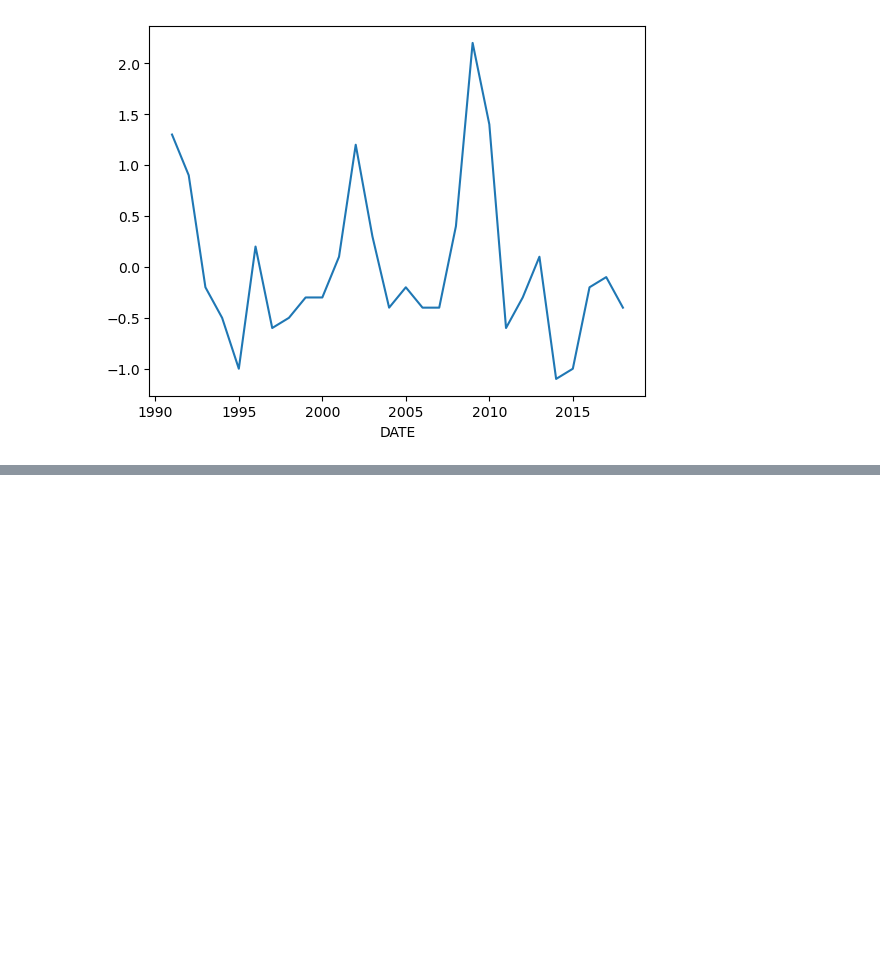
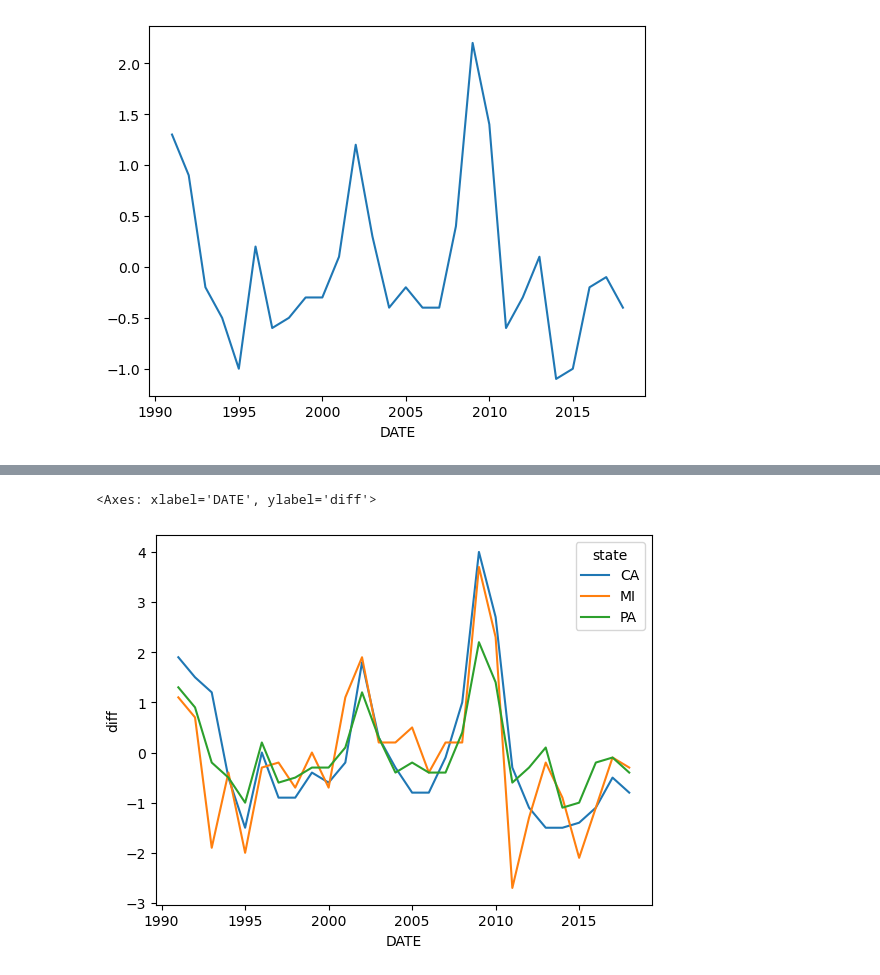
Before and after one commit to mikej3663/Class-Notes, a Jupyter notebook: Plotting exercises.ipynb, the cells around one changed output, grey strips where cells are left out. Drawn from its saved outputs; the diff is of its cells as text; code cells hidden in the pictures; blank space fills up the shorter version.

```diff
--- a/Plotting exercises.ipynb
+++ b/Plotting exercises.ipynb
@@ -152,3 +152,8 @@ year_state_wide['Unemployment_PA'].diff().plot()
 # %% [output]
 <Axes: xlabel='DATE'>
 [figure]
+# %%
+#year_state_tall['Unemployment_diff'] = year_state_tall['Unemployment'].diff() WRONG
+
+year_state_tall['diff'] = year_state_tall.groupby('state')['Unemployment'].diff()
+year_state_tall[24:34]
@@ -154,0 +172,8 @@ year_state_wide['Unemployment_PA'].diff().plot()
+# %%
+sns.lineplot(data=year_state_tall,
+             x = 'DATE',
+             y = 'diff',
+            hue = 'state')
+# %% [output]
+<Axes: xlabel='DATE', ylabel='diff'>
+[figure, added]
```
Also changed, not shown: parts of 15 cells of this notebook.
